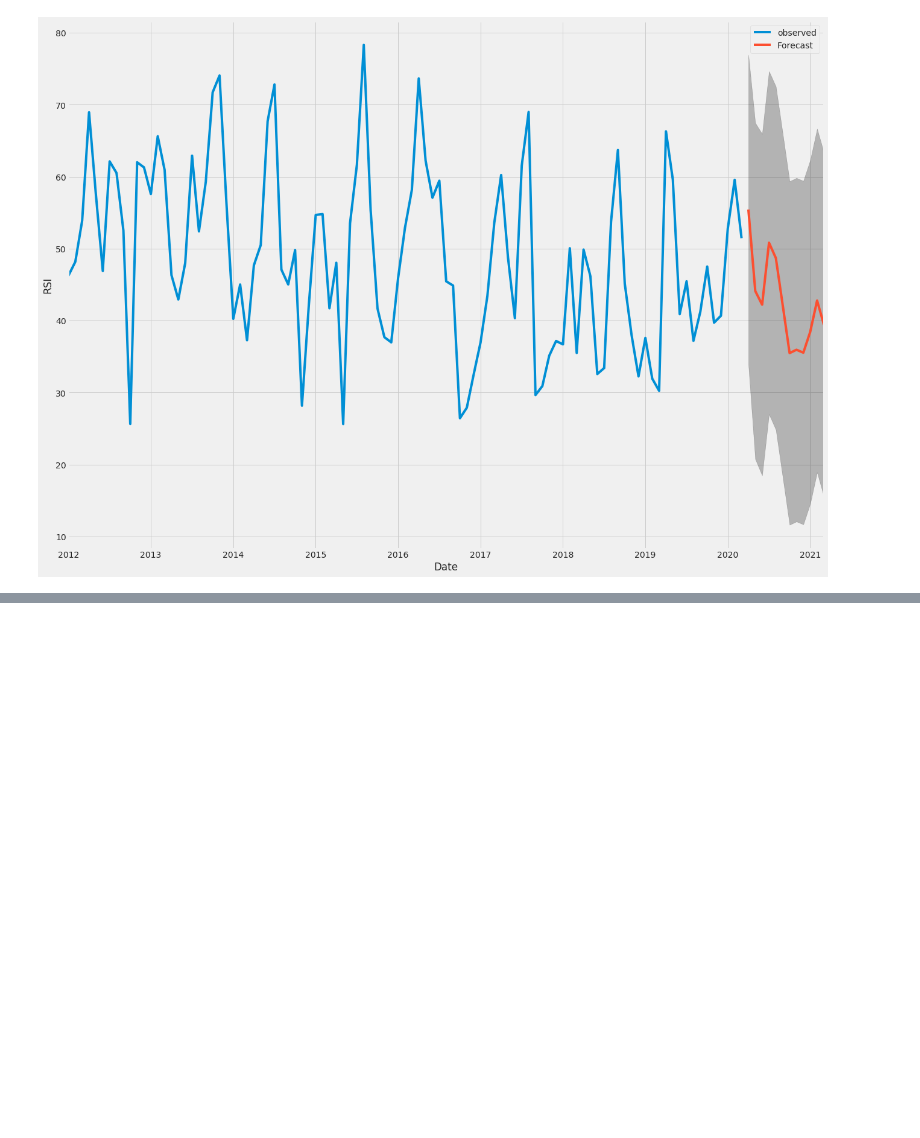
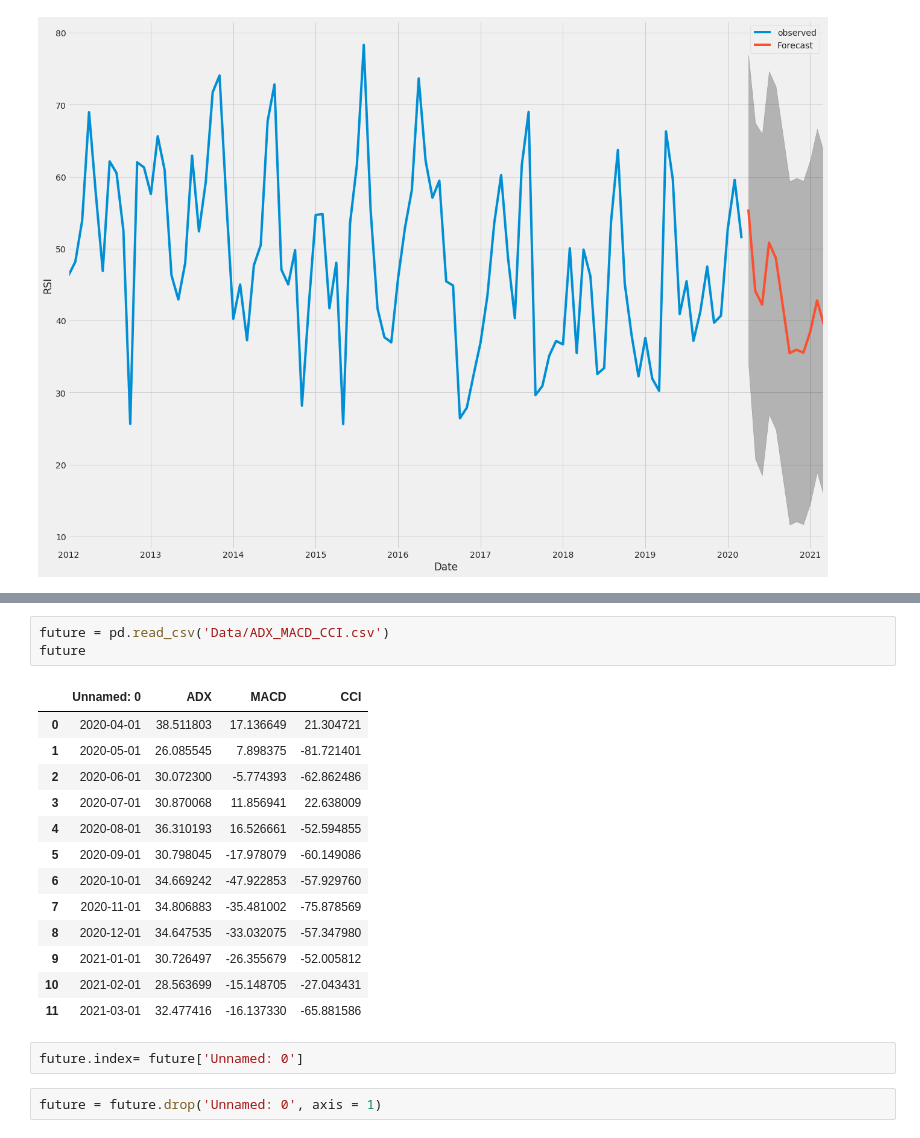
Before and after one commit to KabichNeu/StockMarketPrediction, a Jupyter notebook: main.ipynb, the cells around one changed output, grey strips where cells are left out. Cells and saved outputs as stored; diff of their text form; blank space fills up the shorter version.

Commit message:
after concatenating Future data of RSI,ADX,CCI,MACD

```diff
--- a/main.ipynb
+++ b/main.ipynb
@@ -589,0 +607,21 @@ print(pred_ci)
+# %%
+future = pd.read_csv('Data/ADX_MACD_CCI.csv')
+future
+# %% [output]
+|  | Unnamed: 0 | ADX | MACD | CCI |
+| 0 | 2020-04-01 | 38.511803 | 17.136649 | 21.304721 |
+| 1 | 2020-05-01 | 26.085545 | 7.898375 | -81.721401 |
+| 2 | 2020-06-01 | 30.072300 | -5.774393 | -62.862486 |
+| 3 | 2020-07-01 | 30.870068 | 11.856941 | 22.638009 |
+| 4 | 2020-08-01 | 36.310193 | 16.526661 | -52.594855 |
+| 5 | 2020-09-01 | 30.798045 | -17.978079 | -60.149086 |
+| 6 | 2020-10-01 | 34.669242 | -47.922853 | -57.929760 |
+| 7 | 2020-11-01 | 34.806883 | -35.481002 | -75.878569 |
+| 8 | 2020-12-01 | 34.647535 | -33.032075 | -57.347980 |
+| 9 | 2021-01-01 | 30.726497 | -26.355679 | -52.005812 |
+| 10 | 2021-02-01 | 28.563699 | -15.148705 | -27.043431 |
+| 11 | 2021-03-01 | 32.477416 | -16.137330 | -65.881586 |
+# %%
+future.index= future['Unnamed: 0']
+# %%
+future = future.drop('Unnamed: 0', axis = 1)
```
Also changed, not shown: parts of 9 cells of this notebook, 3 other files.
